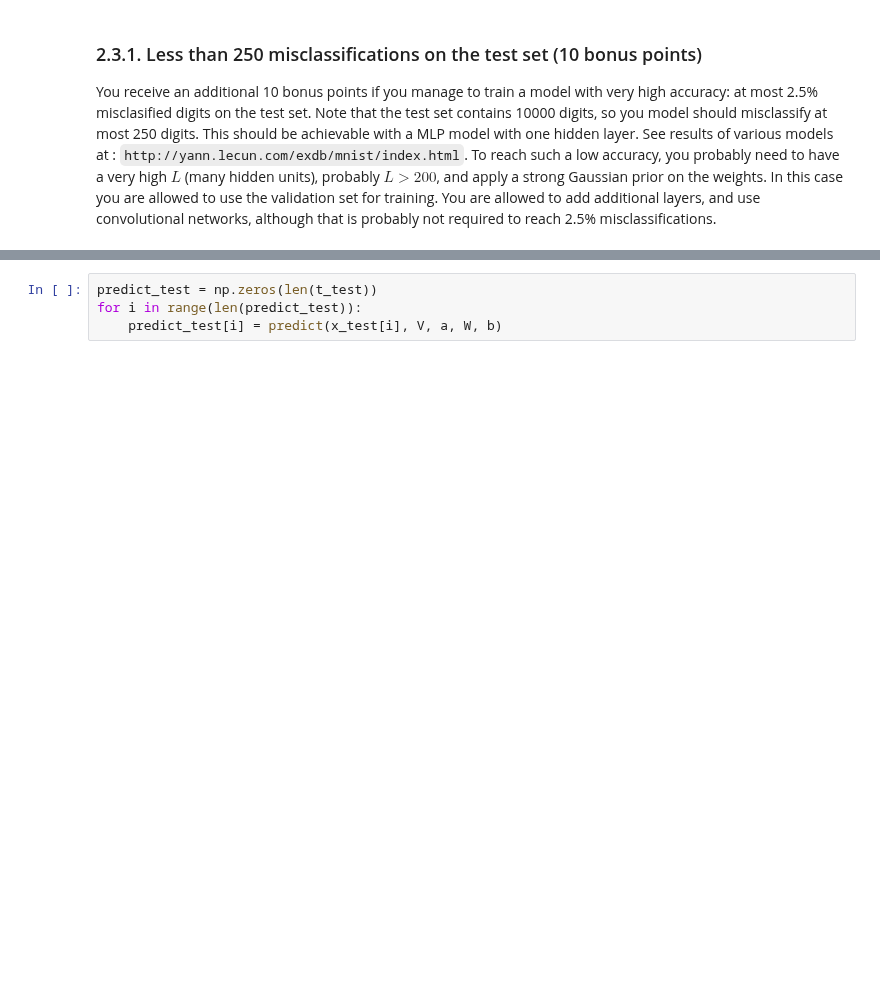
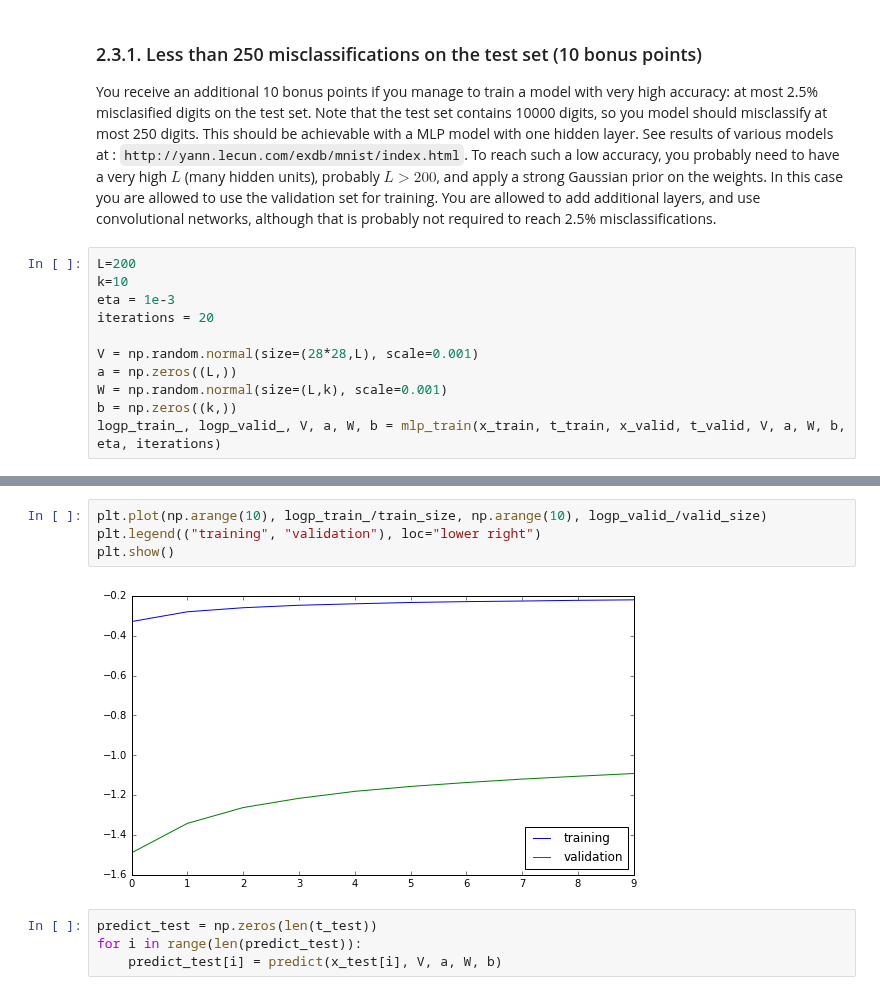
Before and after one commit to Kaleidophon/-friendly-octo-palm-tree, a Jupyter notebook: lab2.ipynb, the cells around one changed output, grey strips where cells are left out. Cells and saved outputs as stored; diff of their text form; blank space fills up the shorter version.

```diff
--- a/lab2.ipynb
+++ b/lab2.ipynb
@@ -545,3 +561,14 @@ YOUR ANSWER HERE
 
 You receive an additional 10 bonus points if you manage to train a model with very high accuracy: at most 2.5% misclasified digits on the test set. Note that the test set contains 10000 digits, so you model should misclassify at most 250 digits. This should be achievable with a MLP model with one hidden layer. See results of various models at : `http://yann.lecun.com/exdb/mnist/index.html`. To reach such a low accuracy, you probably need to have a very high $L$ (many hidden units), probably $L > 200$, and apply a strong Gaussian prior on the weights. In this case you are allowed to use the validation set for training.
 You are allowed to add additional layers, and use convolutional networks, although that is probably not required to reach 2.5% misclassifications.
+# %%
+L=200
+k=10
+eta = 1e-3
+iterations = 20
+
+V = np.random.normal(size=(28*28,L), scale=0.001)
+a = np.zeros((L,))
+W = np.random.normal(size=(L,k), scale=0.001)
+b = np.zeros((k,))
+logp_train_, logp_valid_, V, a, W, b = mlp_train(x_train, t_train, x_valid, t_valid, V, a, W, b, eta, iterations)
@@ -548,3 +596,9 @@ You are allowed to add additional layers, and use convolutional networks, althou
+# %%
+plt.plot(np.arange(10), logp_train_/train_size, np.arange(10), logp_valid_/valid_size)
+plt.legend(("training", "validation"), loc="lower right")
+plt.show()
+# %% [output]
+[figure, added]
 # %%
 predict_test = np.zeros(len(t_test))
 for i in range(len(predict_test)):
```
Also changed, not shown: parts of 13 cells of this notebook.
